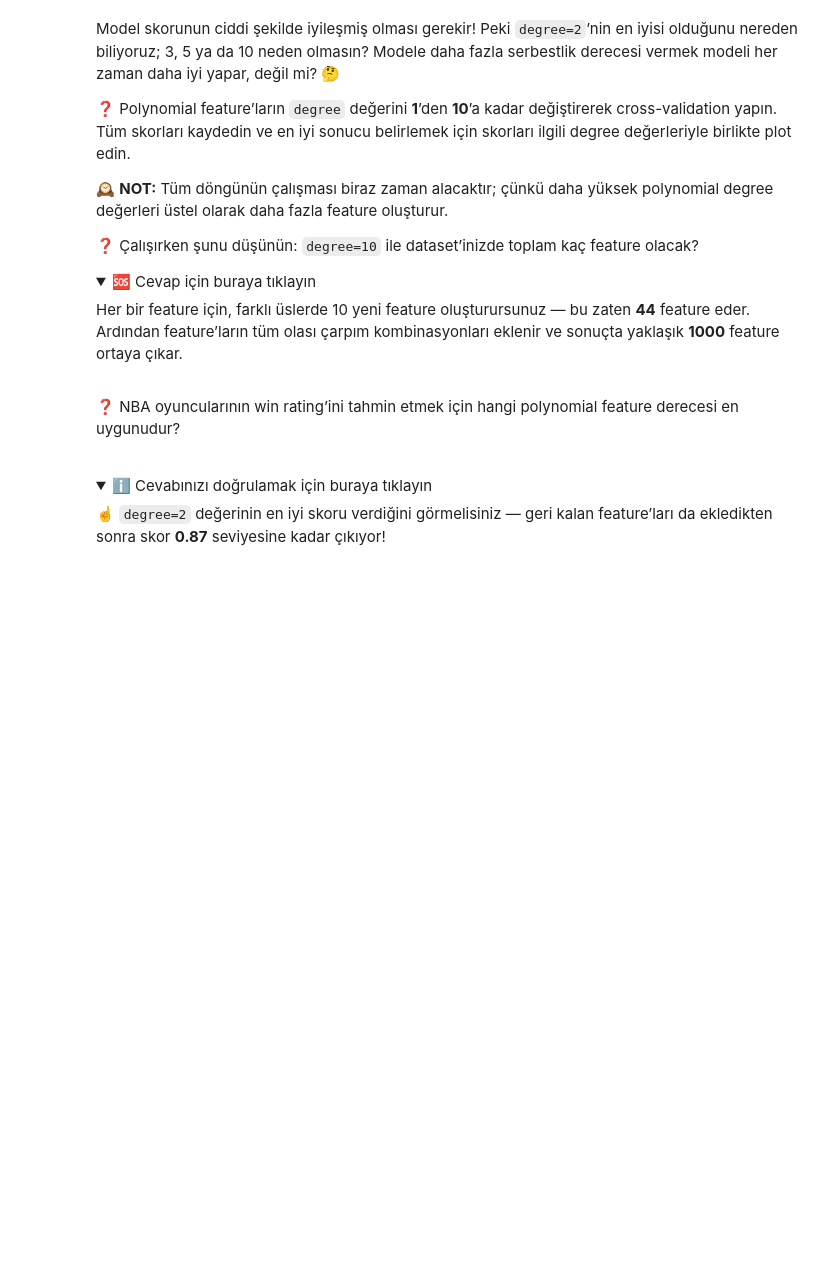
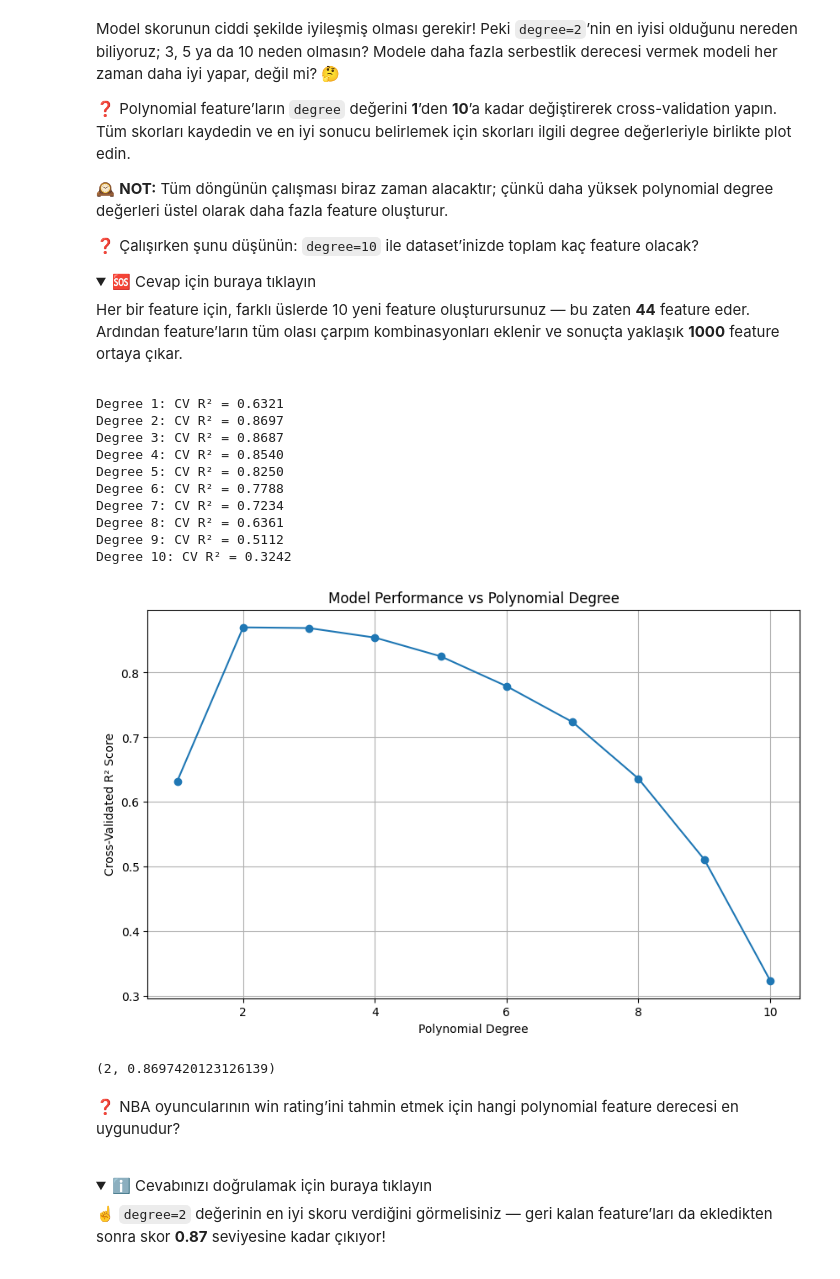
Before and after one commit to doganalperr/S16D1-S-data-learning-curves-, a Jupyter notebook: Learning_Curves.ipynb, the cells around one changed output. Cells and saved outputs as stored; diff of their text form; code cells hidden in the pictures; folded sections open; blank space fills up the shorter version.

```diff
--- a/Learning_Curves.ipynb
+++ b/Learning_Curves.ipynb
@@ -28,0 +35,7 @@ Skorların ortalamasını `cv_score` değişkenine kaydedin.
+# %%
+X = df[["mp"]]
+y = df["win_rating"]
+model = LinearRegression()
+cv_results = cross_validate(model, X, y, cv=5)
+cv_score = cv_results["test_score"].mean()
+cv_score
@@ -213,0 +322,12 @@ plt.plot(X_sorted['mp'], predictions, linewidth=3, color='r')
+# %%
+X = df[['mp', 'poss', 'do_ratio', 'pacing']]
+y = df['win_rating']
+
+poly = PolynomialFeatures(degree=2, include_bias=False)
+X_poly = poly.fit_transform(X)
+
+model = LinearRegression()
+cv_result = cross_validate(model,X_poly,y,cv=5,scoring="r2")
+
+score_poly_all_features = cv_result["test_score"].mean()
+score_poly_all_features
@@ -233,3 +353,62 @@ Her bir feature için, farklı üslerde 10 yeni feature oluşturursunuz — bu z
+# %%
+X = df[['mp', 'poss', 'do_ratio', 'pacing']]
+y = df['win_rating']
+degrees = range(1, 11)
+cv_scores = []
+
+for d in degrees:
+    poly = PolynomialFeatures(degree=d, include_bias=False)
+    X_poly = poly.fit_transform(X)
+
+    model = LinearRegression()
+
+    cv_results = cross_validate(
+        model,
+        X_poly,
+        y,
+        cv=5,
+        scoring='r2'
+    )
+
+    mean_score = cv_results['test_score'].mean()
+    cv_scores.append(mean_score)
+
+    print(f"Degree {d}: CV R² = {mean_score:.4f}")
+
+
+
+
+
+plt.figure(figsize=(10, 6))
+
+plt.plot(degrees, cv_scores, marker='o')
+
+plt.xlabel('Polynomial Degree')
+plt.ylabel('Cross-Validated R² Score')
+plt.title('Model Performance vs Polynomial Degree')
+
+plt.grid(True)
+plt.show()
+
+
+
+best_degree = degrees[np.argmax(cv_scores)]
+best_score = max(cv_scores)
+
+best_degree, best_score
+# %% [output]
+Degree 1: CV R² = 0.6321
+Degree 2: CV R² = 0.8697
+Degree 3: CV R² = 0.8687
+Degree 4: CV R² = 0.8540
+Degree 5: CV R² = 0.8250
+Degree 6: CV R² = 0.7788
+Degree 7: CV R² = 0.7234
+Degree 8: CV R² = 0.6361
+Degree 9: CV R² = 0.5112
+Degree 10: CV R² = 0.3242
+[figure, added]
+(2, 0.8697420123126139)
 # %% [markdown]
 ❓ NBA oyuncularının win rating’ini tahmin etmek için hangi polynomial feature derecesi en uygunudur?
 
```
Also changed, not shown: parts of 24 cells of this notebook, 2 other files.
